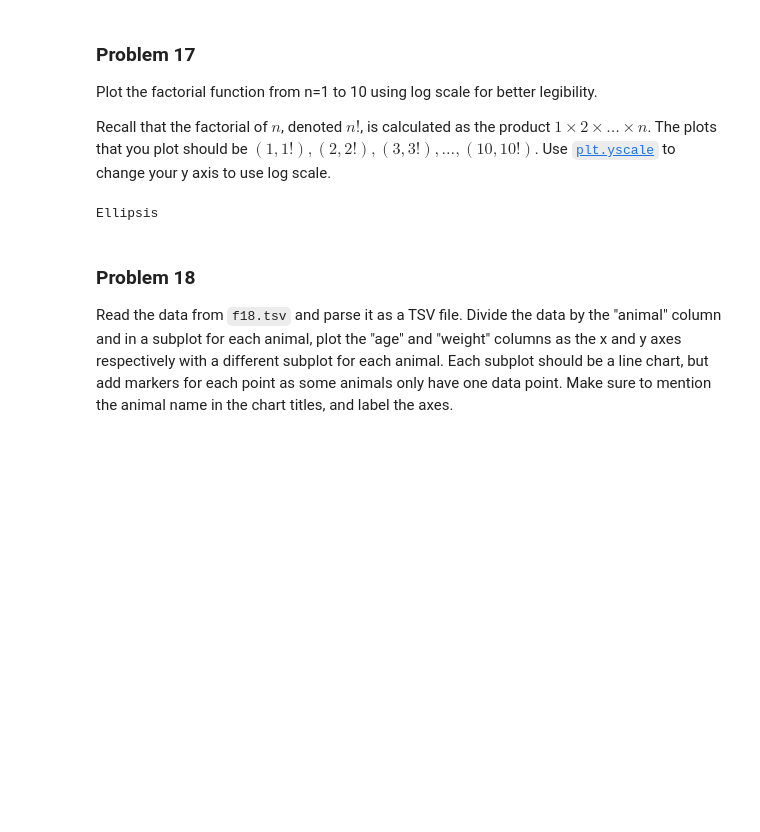
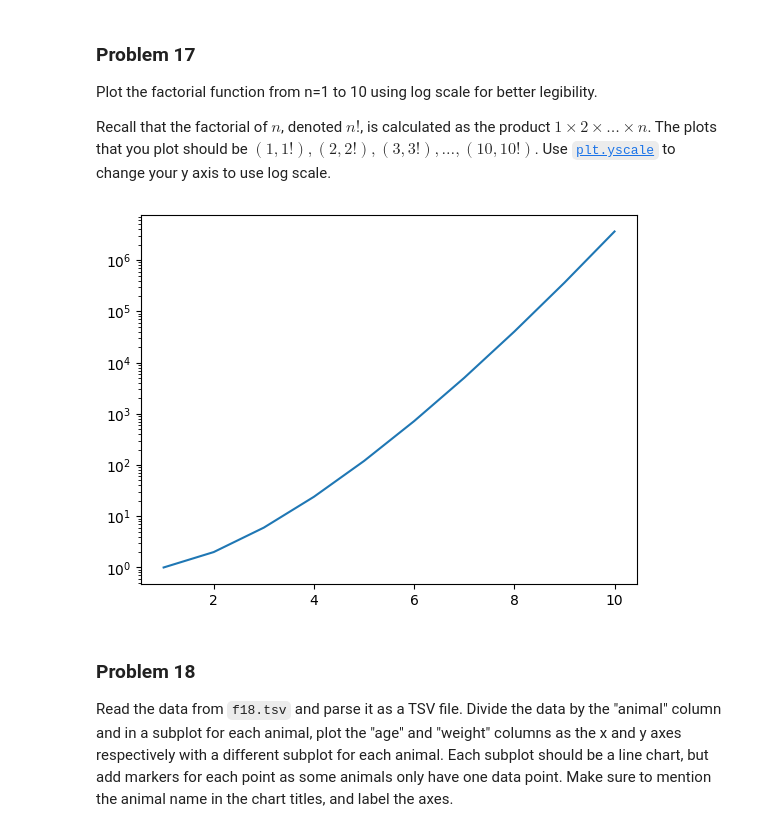
Before and after one commit to ktennant5378/dx602-homework-05, a Jupyter notebook: homework.ipynb, the cells around one changed output. Cells and saved outputs as stored; diff of their text form; code cells hidden in the pictures; blank space fills up the shorter version.

```diff
--- a/homework.ipynb
+++ b/homework.ipynb
@@ -409,12 +415,16 @@ Plot the factorial function from n=1 to 10 using log scale for better legibility
 Recall that the factorial of $n$, denoted $n!$, is calculated as the product $1 \times 2 \times \ldots \times n$.
 The plots that you plot should be $(1, 1!), (2, 2!), (3, 3!), \ldots, (10, 10!)$.
 Use [`plt.yscale`](https://matplotlib.org/stable/api/_as_gen/matplotlib.pyplot.yscale.html) to change your y axis to use log scale.
-# %%
-# YOUR CHANGES HERE
-
-...
-# %% [output]
-Ellipsis
+# %%
+# YOUR CHANGES HERE
+
+n = [1,2,3,4,5,6,7,8,9,10]
+y = [math.factorial(k) for k in n]
+
+plt.plot(n,y)
+plt.yscale('log')
+# %% [output]
+[figure, added]
 # %% [markdown]
 ### Problem 18
 
```
Also changed, not shown: parts of 2 cells of this notebook.
